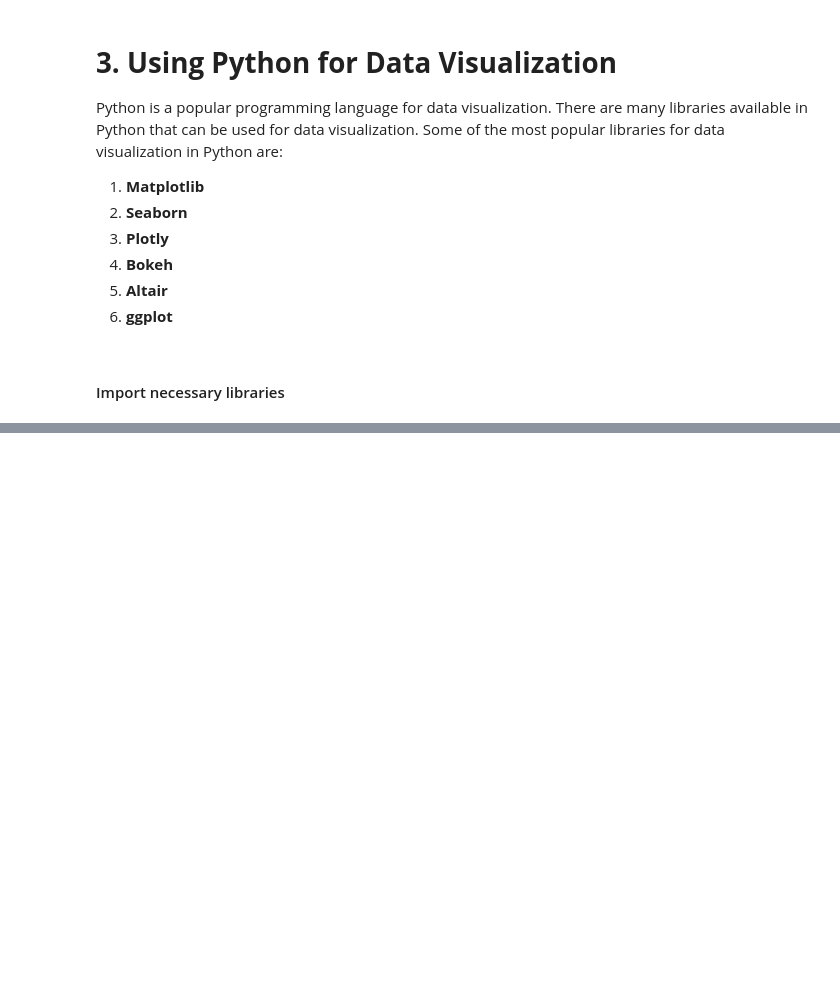
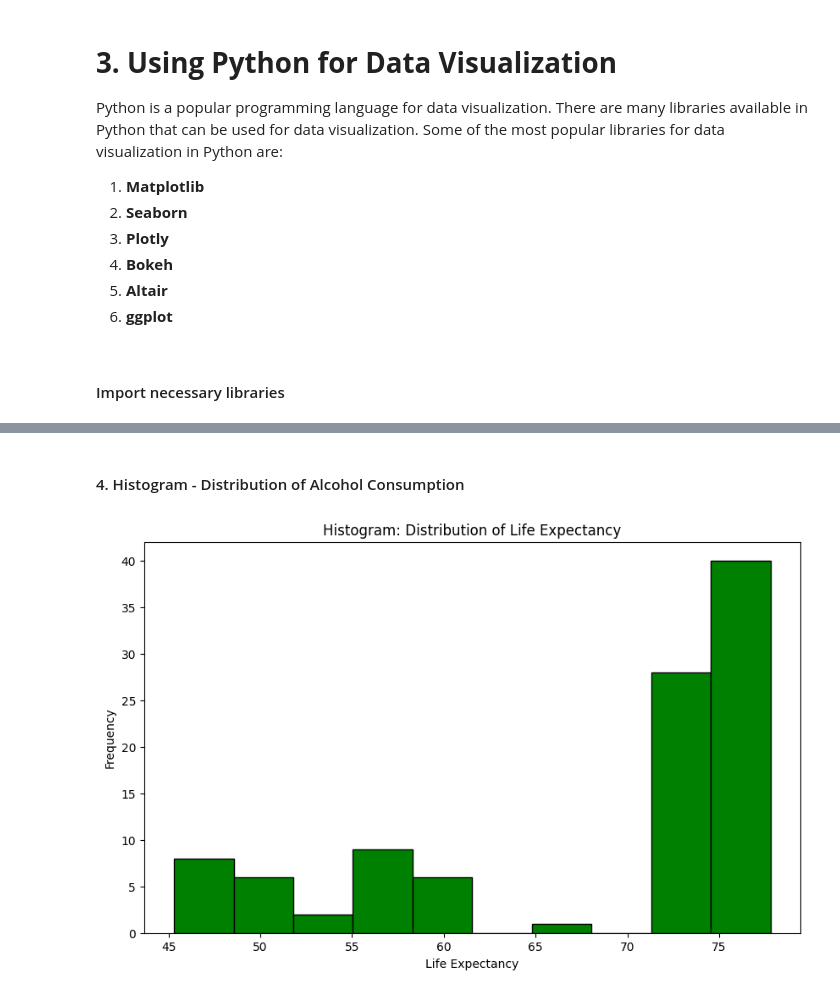
Before and after one commit to cruvss/Data-Preprocessing-For-Machine-Learning, a Jupyter notebook: 2. Data_Visualization/visualize.ipynb, the cells around one changed output, grey strips where cells are left out. Saved outputs shown, nothing was run; the diff lists cells and outputs as text; code cells hidden in the pictures; blank space fills up the shorter version.

```diff
--- a/2. Data_Visualization/visualize.ipynb
+++ b/2. Data_Visualization/visualize.ipynb
@@ -48,0 +113,11 @@ Python is a popular programming language for data visualization. There are many
+# %% [markdown]
+#### 4. Histogram - Distribution of Alcohol Consumption
+# %%
+plt.figure(figsize=(10, 6))
+plt.hist(df["Life expectancy"], bins=10, color='green', edgecolor='black')
+plt.title("Histogram: Distribution of Life Expectancy")
+plt.xlabel("Life Expectancy")
+plt.ylabel("Frequency")
+plt.show()
+# %% [output]
+[figure, added]
```
Also changed, not shown: parts of 21 cells of this notebook.
